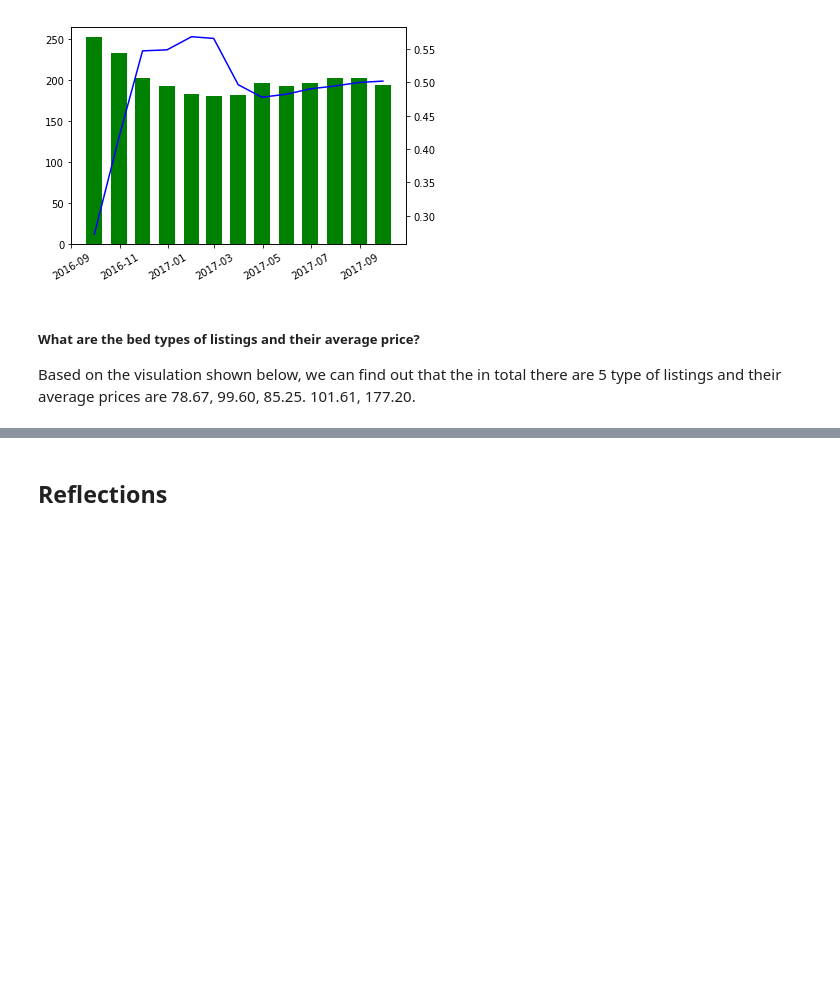
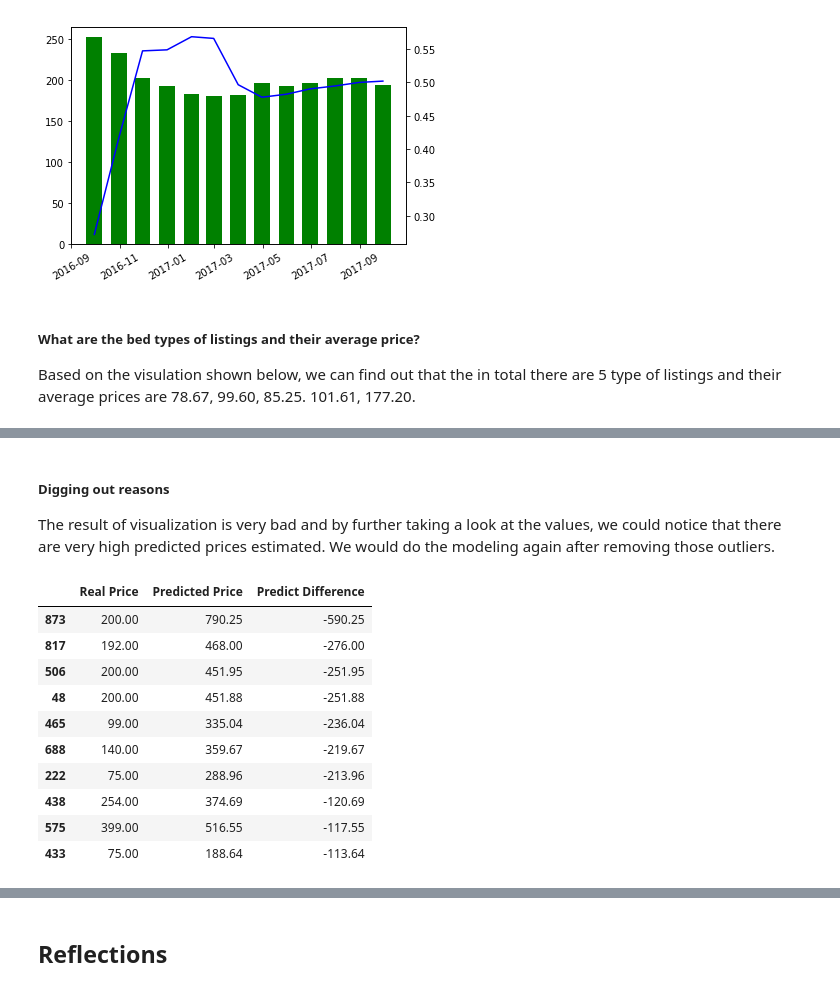
Before and after one commit to BrunoYang0918/Udacity-Data-Scientist, a Jupyter notebook: Project One: Writing a Data Science Blog Post/AirBNB Data Analysis.ipynb, the cells around one changed output, grey strips where cells are left out. Cells and saved outputs as stored; diff of their text form; code cells hidden in the pictures; blank space fills up the shorter version.

```diff
--- a/Project One: Writing a Data Science Blog Post/AirBNB Data Analysis.ipynb
+++ b/Project One: Writing a Data Science Blog Post/AirBNB Data Analysis.ipynb
@@ -428,0 +453,24 @@ r2_score(y_test, y_pre)
+# %% [markdown]
+##### Digging out reasons
+
+The result of visualization is very bad and by further taking a look at the values, we could notice that there are very high predicted prices estimated. We would do the modeling again after removing those outliers.
+# %%
+# Create the Datasets for Visualization
+pre_ret_df = pd.concat([y_test.reset_index().drop(columns='index'), pd.Series(y_pre)], axis=1)
+pre_ret_df = pre_ret_df.rename(columns={'price': 'Real Price', 0: 'Predicted Price'})
+pre_ret_df['Predict Difference'] = pre_ret_df['Real Price'] - pre_ret_df['Predicted Price']
+
+# Sort values to dig out reasons
+pre_ret_df.sort_values(by='Predict Difference').head(10)
+# %% [output]
+|  | Real Price | Predicted Price | Predict Difference |
+| 873 | 200.00 | 790.25 | -590.25 |
+| 817 | 192.00 | 468.00 | -276.00 |
+| 506 | 200.00 | 451.95 | -251.95 |
+| 48 | 200.00 | 451.88 | -251.88 |
+| 465 | 99.00 | 335.04 | -236.04 |
+| 688 | 140.00 | 359.67 | -219.67 |
+| 222 | 75.00 | 288.96 | -213.96 |
+| 438 | 254.00 | 374.69 | -120.69 |
+| 575 | 399.00 | 516.55 | -117.55 |
+| 433 | 75.00 | 188.64 | -113.64 |
```
Also changed, not shown: parts of 8 cells of this notebook.
